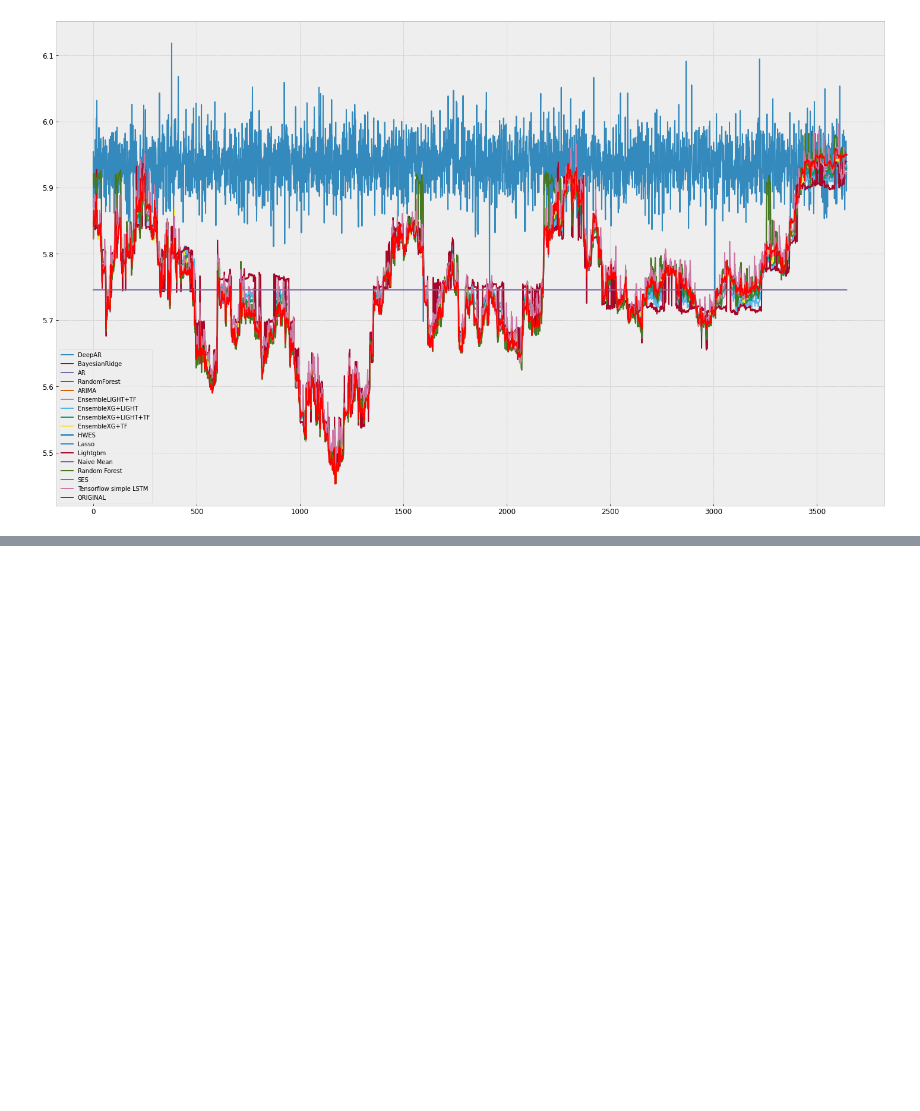
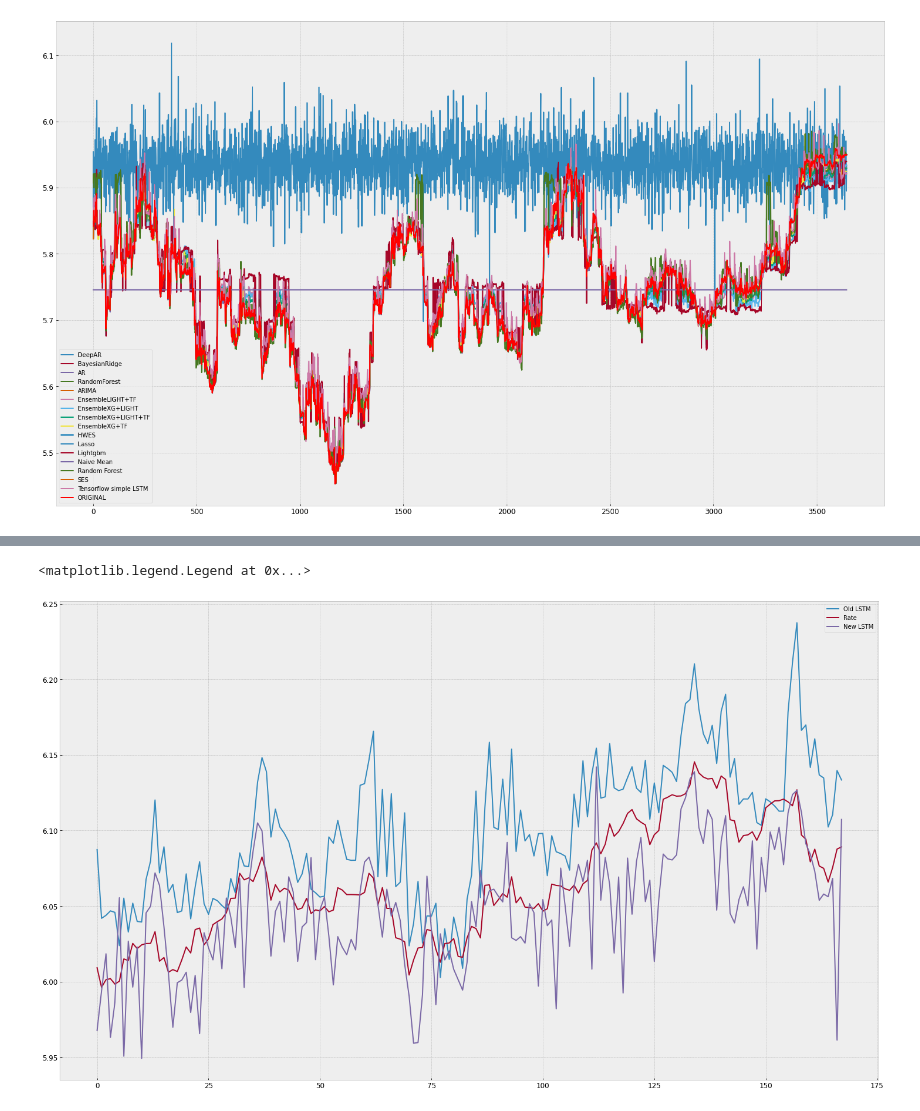
Before and after one commit to aburak256/Currency-with-Twitter, a Jupyter notebook: Results.ipynb, the cells around one changed output, grey strips where cells are left out. Cells and saved outputs as stored; diff of their text form; code cells hidden in the pictures; blank space fills up the shorter version.

```diff
--- a/Results.ipynb
+++ b/Results.ipynb
@@ -95,0 +115,9 @@ plt.legend()
+# %%
+plt.figure(figsize=(25,15))
+plt.plot(predictionsDict['Tensorflow simple LSTM'][2300:2468], label="Old LSTM")
+plt.plot(predictionsDict['ORIGINAL'][2300:2468], label="Rate")
+plt.plot(predictionsDictTweets['Tensorflow simple LSTM'][2300:2468], label="New LSTM")
+plt.legend()
+# %% [output]
+<matplotlib.legend.Legend at 0x...>
+[figure, added]
```
Also changed, not shown: parts of 4 cells of this notebook.
